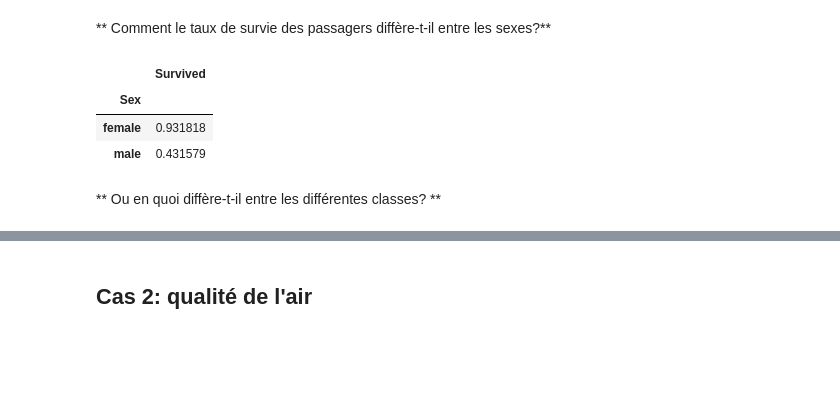
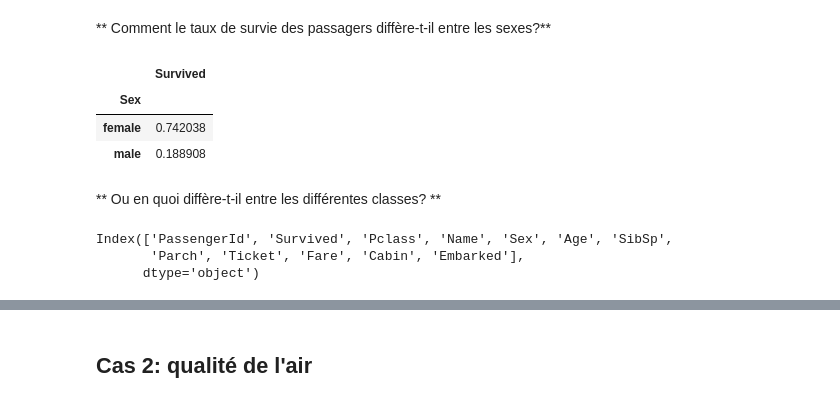
Before and after one commit to josephsalmon/agramfort.github.io, a Jupyter notebook: content/enseignement/Montpellier/HMMA238/4-Pandas.ipynb, the cells around one changed output, grey strips where cells are left out. Cells and saved outputs as stored; diff of their text form; code cells hidden in the pictures; blank space fills up the shorter version.

```diff
--- a/content/enseignement/Montpellier/HMMA238/4-Pandas.ipynb
+++ b/content/enseignement/Montpellier/HMMA238/4-Pandas.ipynb
@@ -120,13 +121,19 @@ Text(0.5,1,"Estimation de la densité de l'âge des passagers")
 # %% [markdown]
 ** Comment le taux de survie des passagers diffère-t-il entre les sexes?**
 # %%
-df_titanic.groupby('Sex')[['Survived']].aggregate(lambda x: x.sum() / len(x))
+df_titanic_raw.groupby('Sex')[['Survived']].aggregate(lambda x: x.mean())
 # %% [output]
 |  | Survived |
 | Sex |  |
-| female | 0.931818 |
-| male | 0.431579 |
+| female | 0.742038 |
+| male | 0.188908 |
 # %% [markdown]
 ** Ou en quoi diffère-t-il entre les différentes classes? **
+# %%
+df_titanic.columns
+# %% [output]
+Index(['PassengerId', 'Survived', 'Pclass', 'Name', 'Sex', 'Age', 'SibSp',
+       'Parch', 'Ticket', 'Fare', 'Cabin', 'Embarked'],
+      dtype='object')
 # %%
 plt.figure()
```
Also changed, not shown: parts of 34 cells of this notebook, 10 other files.
